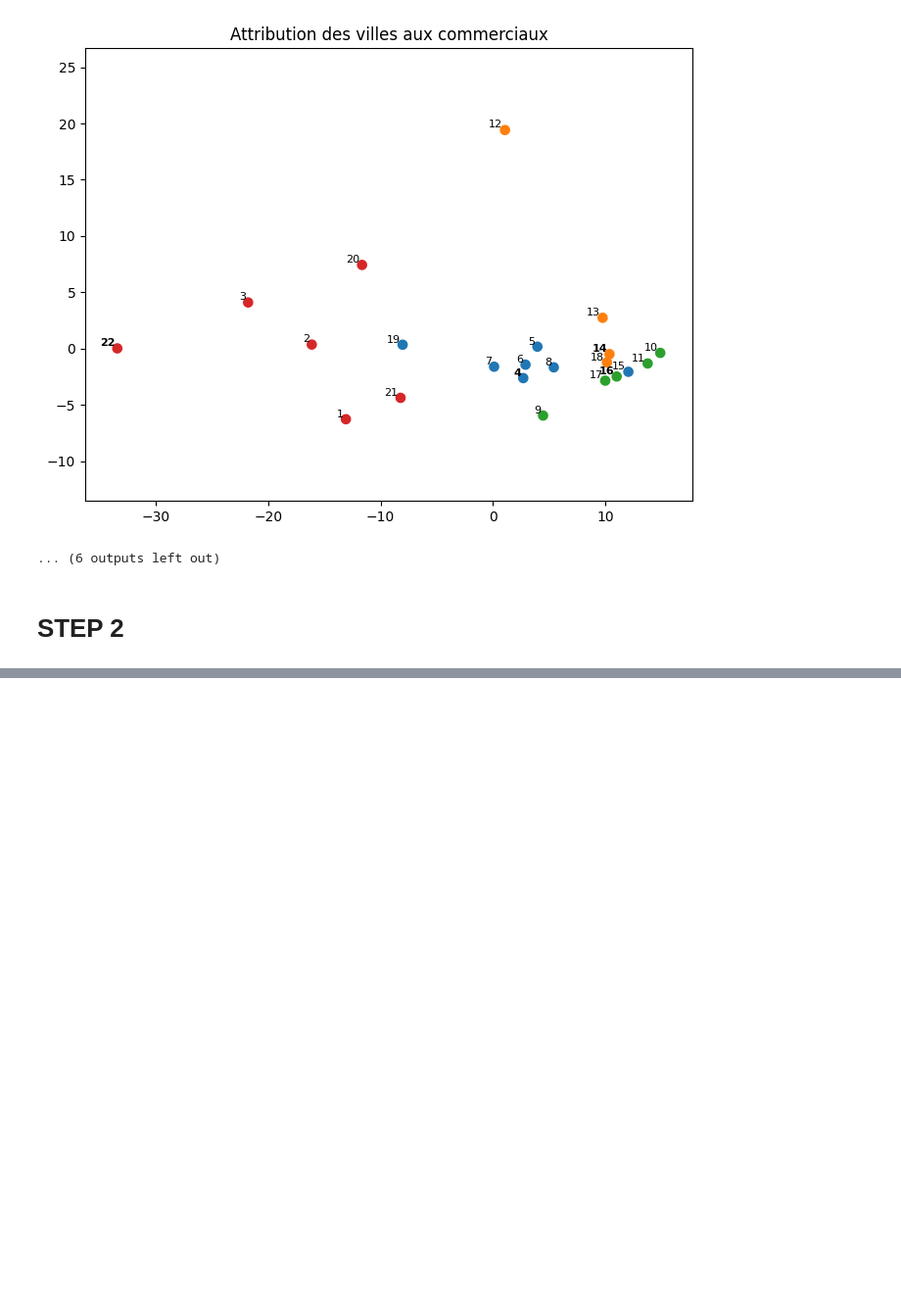
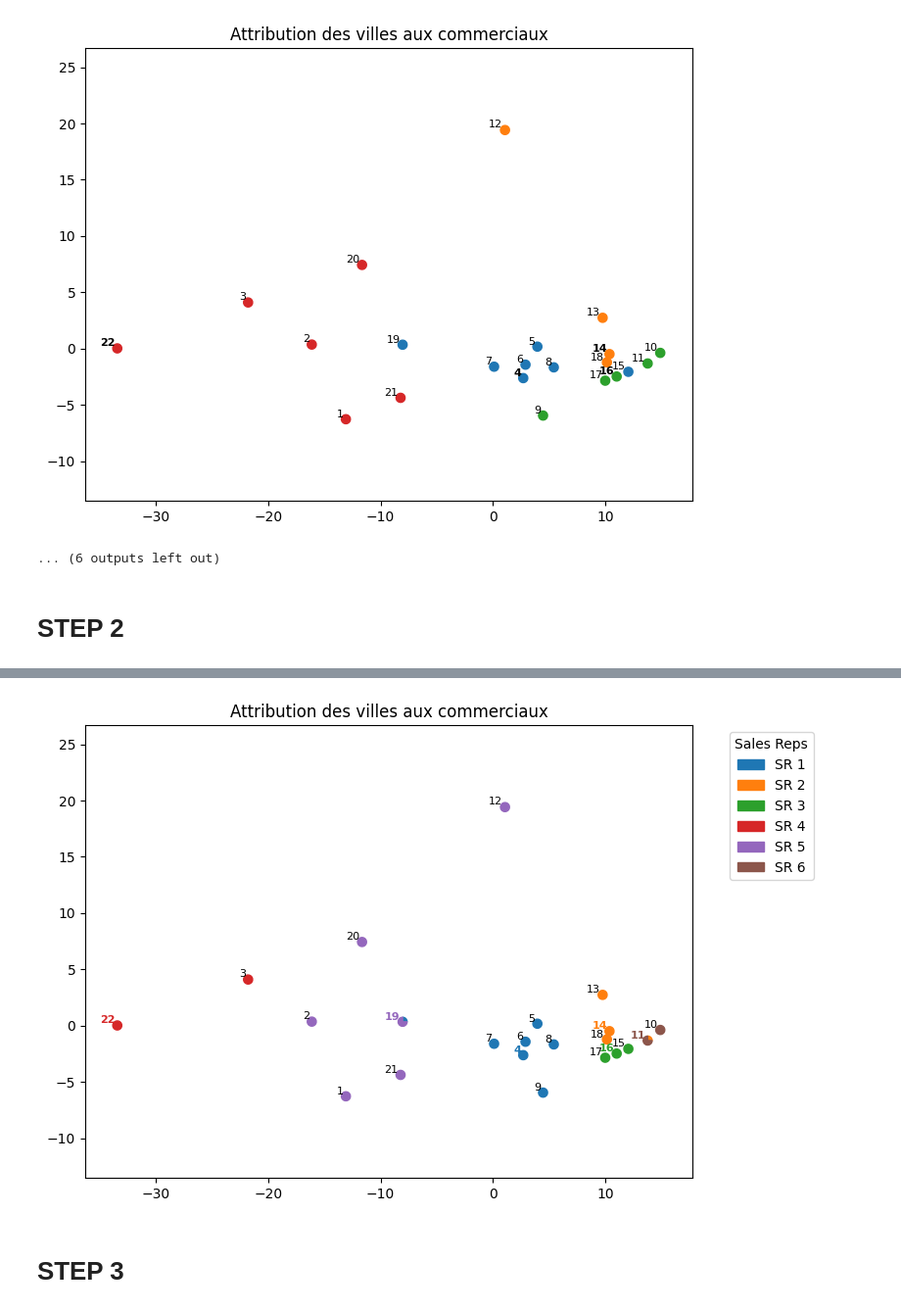
Before and after one commit to lina-by/SDP_Pfizer_project, a Jupyter notebook: plot_results.ipynb, the cells around one changed output, grey strips where cells are left out. Shown at 98% size. Saved outputs shown, nothing was run; the diff lists cells and outputs as text; code cells hidden in the pictures; blank space fills up the shorter version.

```diff
--- a/plot_results.ipynb
+++ b/plot_results.ipynb
@@ -240,0 +252,22 @@ plot_cities_attribution(assignment)
+# %%
+from model_new_sr import distance_newSR, get_solution_dict_newSR
+interval=(0.3, 1)
+model = create_model(num_zones=num_zones, num_SRs=num_SRs, current_assignment=current_assignment,
+                                              distances=distances, index_values=index_values, objective_function=distance_newSR,
+                                              wl_interval=interval,
+                                              new_SRs=2, seuil=0.25)
+model.params.outputflag = 0
+model.optimize()
+status = model.status
+center_bricks=[3, 13, 15, 21]
+if status == GRB.OPTIMAL:
+    rebuilded_sol = np.array([[model.getVarByName(f"pct_zone_SR[{i},{j}]").X for j in range(num_SRs)] for i in range(num_zones)])
+    assignment = get_solution_dict(model, num_zones, num_SRs, center_bricks)
+# %%
+assignment_dict = get_solution_dict_newSR(model, num_zones, num_SRs, center_bricks, new_SRs=2)
+# %%
+plot_cities_attribution(assignment_dict)
+# %% [output]
+[figure, added]
+# %% [markdown]
+# STEP 3
```
Also changed, not shown: parts of 10 cells of this notebook, 3 other files.
